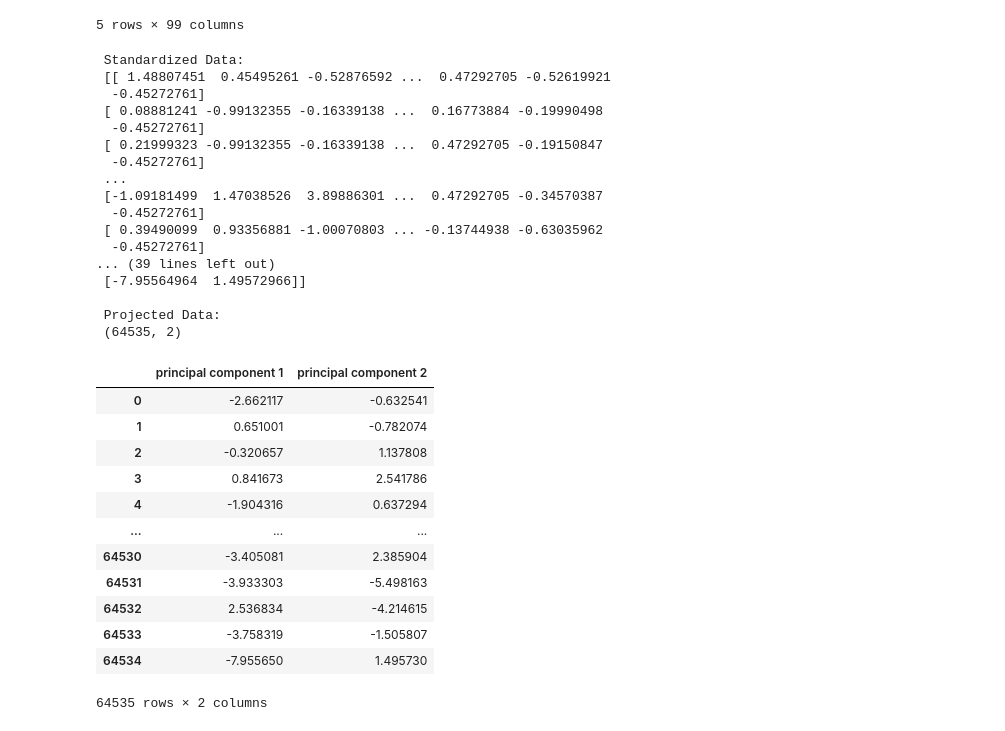
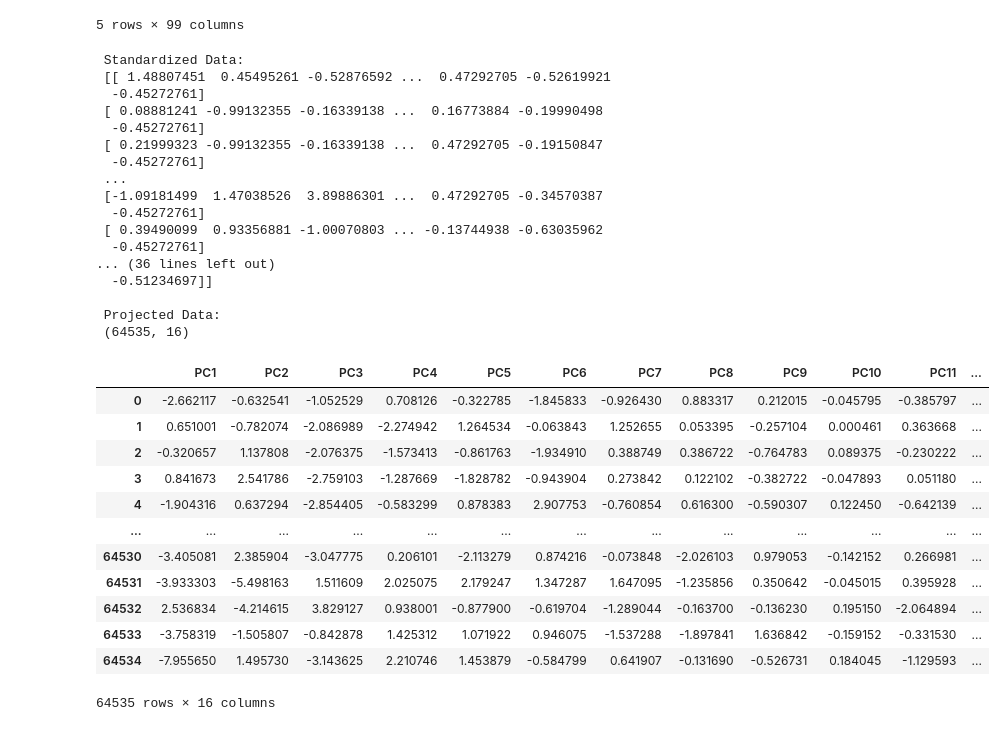
Before and after one commit to alex000kim/DS-Unit-1-Sprint-4-Linear-Algebra, a Jupyter notebook: Jisha_Obukwelu_DSPT3_143_High_Dimensional_Data_Assignment.ipynb, the cells around one changed output. Saved outputs shown, nothing was run; the diff lists cells and outputs as text; code cells hidden in the pictures.

Commit message:
updated PCA dataframe to show the number of features needed to retain 90% variance

```diff
--- a/Jisha_Obukwelu_DSPT3_143_High_Dimensional_Data_Assignment.ipynb
+++ b/Jisha_Obukwelu_DSPT3_143_High_Dimensional_Data_Assignment.ipynb
@@ -310,7 +310,7 @@ Z = scaler.fit_transform(national_processed[num_cols])
 print('\n Standardized Data: \n', Z)
 
 #Create the PCA instance
-pca = PCA(n_components=2)
+pca = PCA(n_components=0.95)
 
 #Fit on data
 pca.fit(Z)
@@ -336,29 +336,29 @@ print('\n Projected Data: \n', B.shape)
   -0.45272761]
  [ 0.39490099  0.93356881 -1.00070803 ... -0.13744938 -0.63035962
   -0.45272761]
-... (39 lines left out)
- [-7.95564964  1.49572966]]
+... (36 lines left out)
+  -0.51234697]]
 
  Projected Data:
- (64535, 2)
+ (64535, 16)
 # %%
 principalDf = pd.DataFrame(data = B,
-                           columns = ['principal component 1', 'principal component 2'])
+                           columns = ['PC{}'.format(x) for x in range(1,17)])
 principalDf
 # %% [output]
-|  | principal component 1 | principal component 2 |
-| 0 | -2.662117 | -0.632541 |
-| 1 | 0.651001 | -0.782074 |
-| 2 | -0.320657 | 1.137808 |
-| 3 | 0.841673 | 2.541786 |
-| 4 | -1.904316 | 0.637294 |
-| ... | ... | ... |
-| 64530 | -3.405081 | 2.385904 |
-| 64531 | -3.933303 | -5.498163 |
-| 64532 | 2.536834 | -4.214615 |
-| 64533 | -3.758319 | -1.505807 |
-| 64534 | -7.955650 | 1.495730 |
+|  | PC1 | PC2 | PC3 | PC4 | PC5 | PC6 | PC7 | PC8 | PC9 | PC10 | PC11 | ... |
+| 0 | -2.662117 | -0.632541 | -1.052529 | 0.708126 | -0.322785 | -1.845833 | -0.926430 | 0.883317 | 0.212015 | -0.045795 | -0.385797 | ... |
+| 1 | 0.651001 | -0.782074 | -2.086989 | -2.274942 | 1.264534 | -0.063843 | 1.252655 | 0.053395 | -0.257104 | 0.000461 | 0.363668 | ... |
+| 2 | -0.320657 | 1.137808 | -2.076375 | -1.573413 | -0.861763 | -1.934910 | 0.388749 | 0.386722 | -0.764783 | 0.089375 | -0.230222 | ... |
+| 3 | 0.841673 | 2.541786 | -2.759103 | -1.287669 | -1.828782 | -0.943904 | 0.273842 | 0.122102 | -0.382722 | -0.047893 | 0.051180 | ... |
+| 4 | -1.904316 | 0.637294 | -2.854405 | -0.583299 | 0.878383 | 2.907753 | -0.760854 | 0.616300 | -0.590307 | 0.122450 | -0.642139 | ... |
+| ... | ... | ... | ... | ... | ... | ... | ... | ... | ... | ... | ... | ... |
+| 64530 | -3.405081 | 2.385904 | -3.047775 | 0.206101 | -2.113279 | 0.874216 | -0.073848 | -2.026103 | 0.979053 | -0.142152 | 0.266981 | ... |
+| 64531 | -3.933303 | -5.498163 | 1.511609 | 2.025075 | 2.179247 | 1.347287 | 1.647095 | -1.235856 | 0.350642 | -0.045015 | 0.395928 | ... |
+| 64532 | 2.536834 | -4.214615 | 3.829127 | 0.938001 | -0.877900 | -0.619704 | -1.289044 | -0.163700 | -0.136230 | 0.195150 | -2.064894 | ... |
+| 64533 | -3.758319 | -1.505807 | -0.842878 | 1.425312 | 1.071922 | 0.946075 | -1.537288 | -1.897841 | 1.636842 | -0.159152 | -0.331530 | ... |
+| 64534 | -7.955650 | 1.495730 | -3.143625 | 2.210746 | 1.453879 | -0.584799 | 0.641907 | -0.131690 | -0.526731 | 0.184045 | -1.129593 | ... |
-64535 rows × 2 columns
+64535 rows × 16 columns
 # %%
 fig = plt.figure(figsize = (8,8))
 ax = fig.add_subplot(1,1,1)
```
Also changed, not shown: parts of 1 cell of this notebook.
